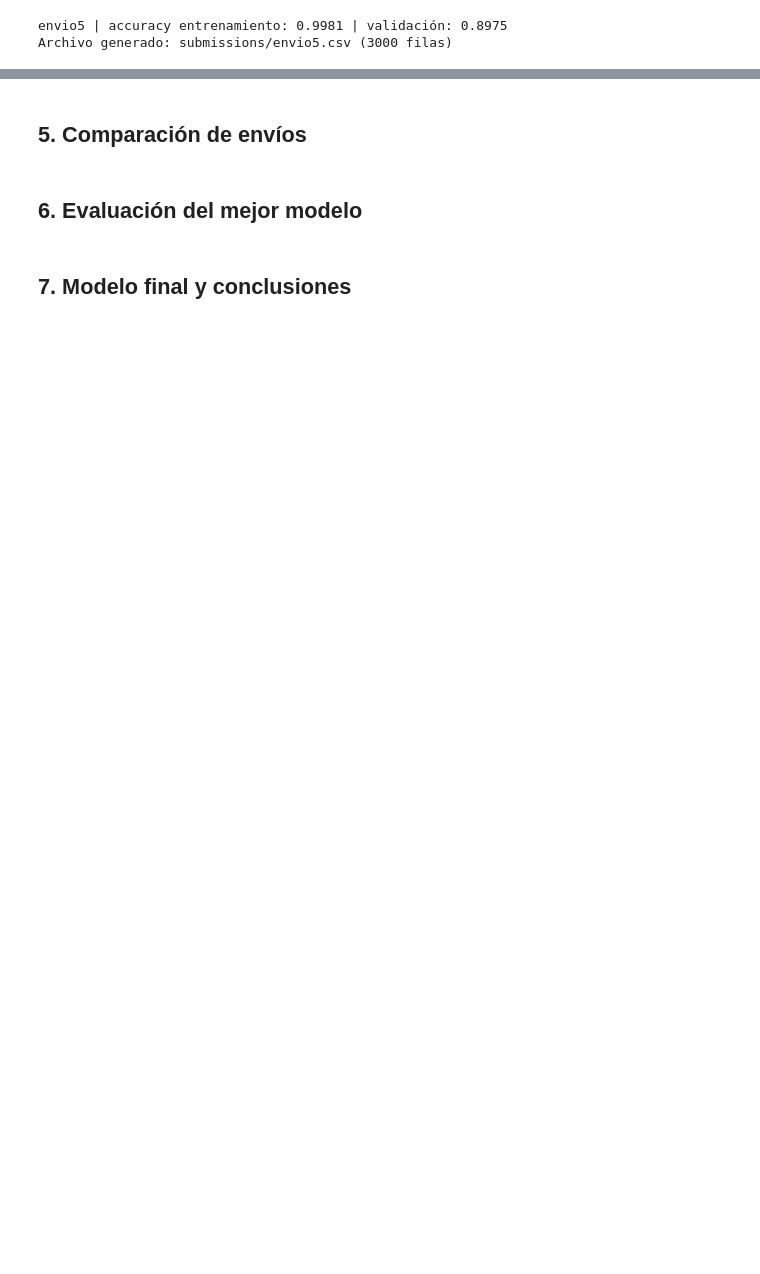
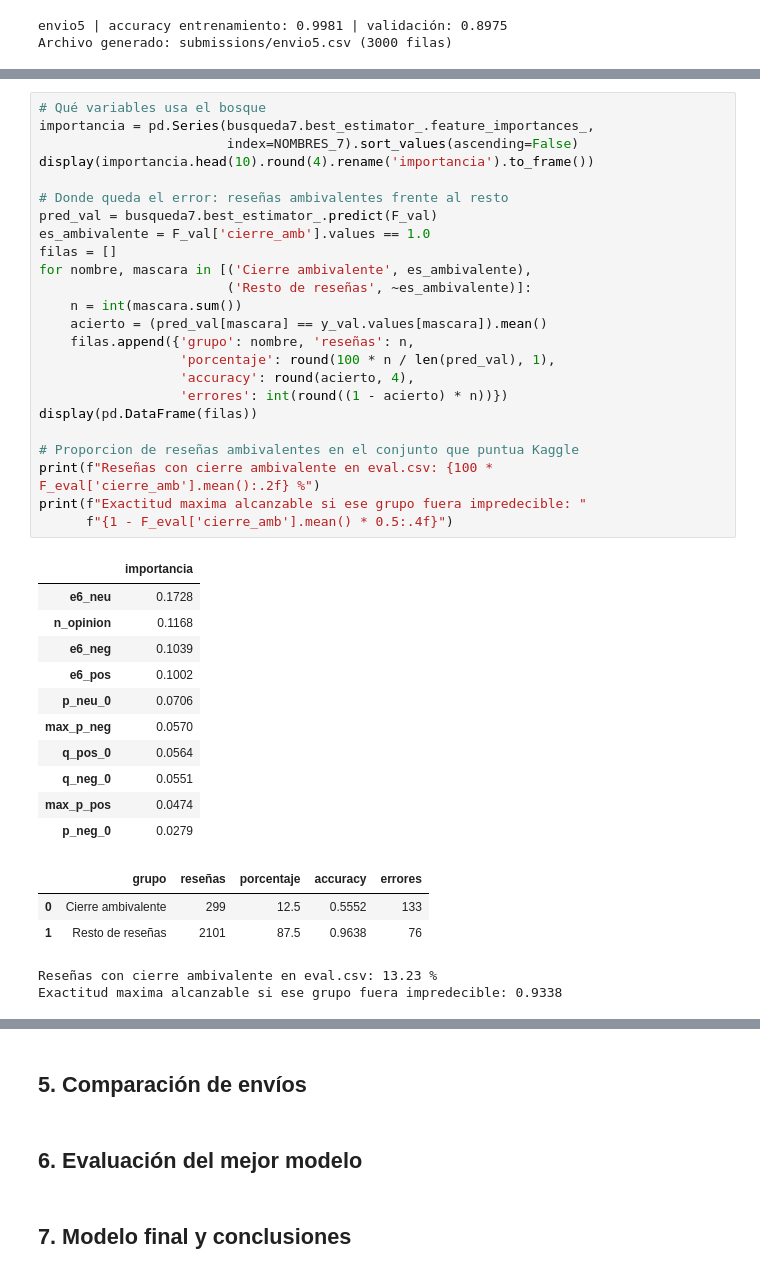
Before and after one commit to Dangar221/Proyecto-ML, a Jupyter notebook: Proyecto Etapa 1/Proyecto_Etapa1.ipynb, the cells around one changed output, grey strips where cells are left out. Cells and saved outputs as stored; diff of their text form; blank space fills up the shorter version.

```diff
--- a/Proyecto Etapa 1/Proyecto_Etapa1.ipynb
+++ b/Proyecto Etapa 1/Proyecto_Etapa1.ipynb
@@ -876,0 +1050,41 @@ El límite sigue siendo el que se midió en el envío 5: el 11,9 % de las reseñ
+# %%
+# Qué variables usa el bosque
+importancia = pd.Series(busqueda7.best_estimator_.feature_importances_,
+                        index=NOMBRES_7).sort_values(ascending=False)
+display(importancia.head(10).round(4).rename('importancia').to_frame())
+
+# Donde queda el error: reseñas ambivalentes frente al resto
+pred_val = busqueda7.best_estimator_.predict(F_val)
+es_ambivalente = F_val['cierre_amb'].values == 1.0
+filas = []
+for nombre, mascara in [('Cierre ambivalente', es_ambivalente),
+                        ('Resto de reseñas', ~es_ambivalente)]:
+    n = int(mascara.sum())
+    acierto = (pred_val[mascara] == y_val.values[mascara]).mean()
+    filas.append({'grupo': nombre, 'reseñas': n,
+                  'porcentaje': round(100 * n / len(pred_val), 1),
+                  'accuracy': round(acierto, 4),
+                  'errores': int(round((1 - acierto) * n))})
+display(pd.DataFrame(filas))
+
+# Proporcion de reseñas ambivalentes en el conjunto que puntua Kaggle
+print(f"Reseñas con cierre ambivalente en eval.csv: {100 * F_eval['cierre_amb'].mean():.2f} %")
+print(f"Exactitud maxima alcanzable si ese grupo fuera impredecible: "
+      f"{1 - F_eval['cierre_amb'].mean() * 0.5:.4f}")
+# %% [output]
+|  | importancia |
+| e6_neu | 0.1728 |
+| n_opinion | 0.1168 |
+| e6_neg | 0.1039 |
+| e6_pos | 0.1002 |
+| p_neu_0 | 0.0706 |
+| max_p_neg | 0.0570 |
+| q_pos_0 | 0.0564 |
+| q_neg_0 | 0.0551 |
+| max_p_pos | 0.0474 |
+| p_neg_0 | 0.0279 |
+|  | grupo | reseñas | porcentaje | accuracy | errores |
+| 0 | Cierre ambivalente | 299 | 12.5 | 0.5552 | 133 |
+| 1 | Resto de reseñas | 2101 | 87.5 | 0.9638 | 76 |
+Reseñas con cierre ambivalente en eval.csv: 13.23 %
+Exactitud maxima alcanzable si ese grupo fuera impredecible: 0.9338
```
Also changed, not shown: parts of 22 cells of this notebook, 1 other file.
